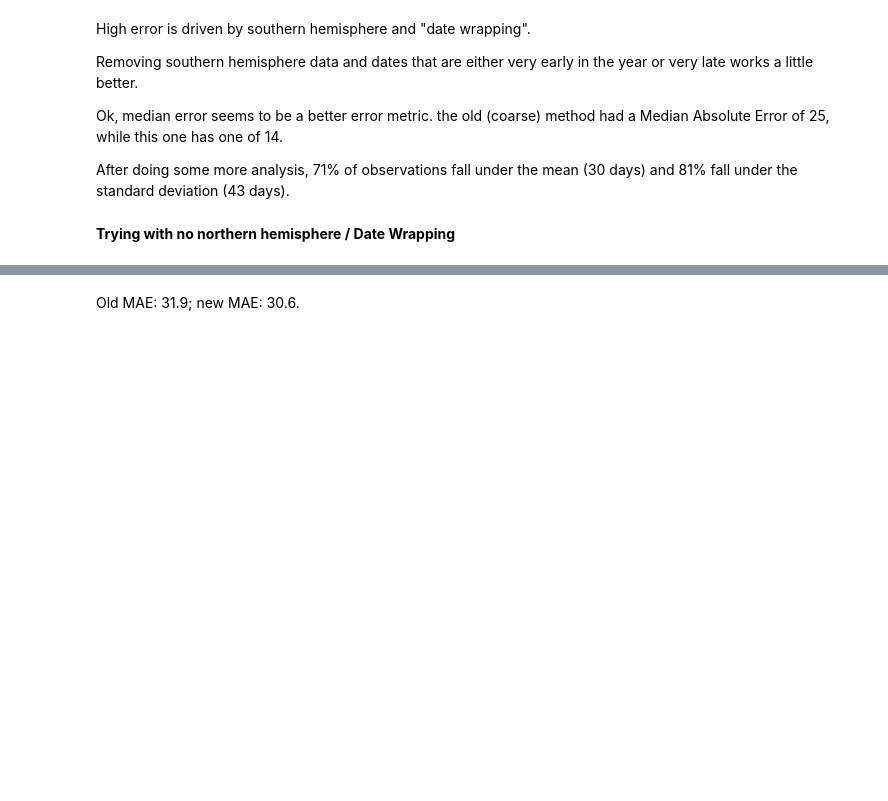
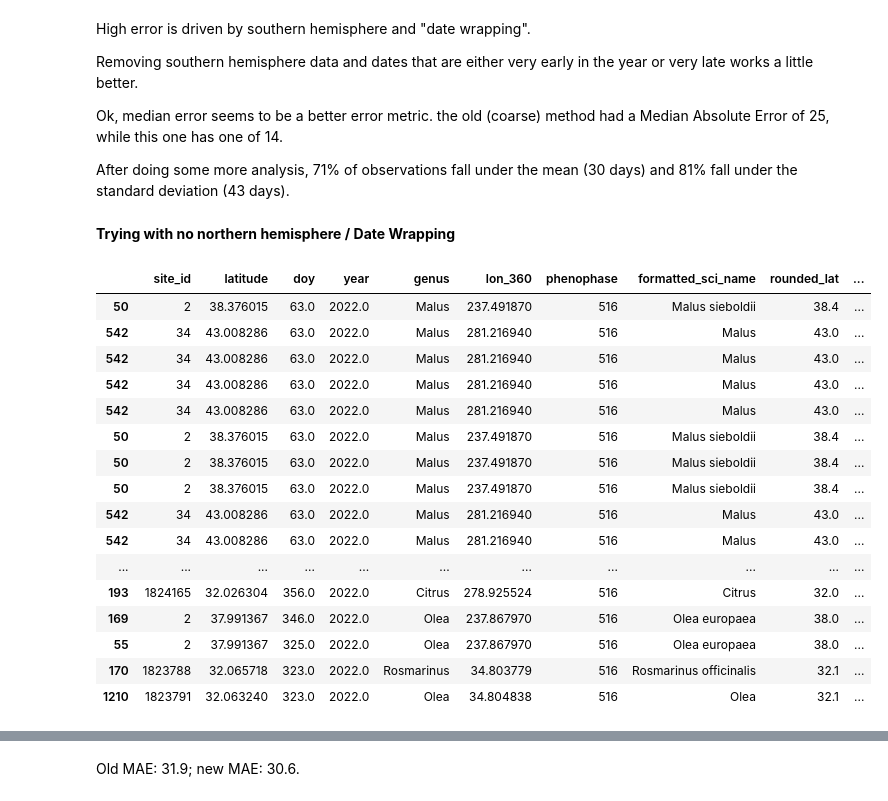
Before and after one commit to falling-fruit/dfg-seasons, a Jupyter notebook: modelling/high_res_training.ipynb, the cells around one changed output, grey strips where cells are left out. Cells and saved outputs as stored; diff of their text form; code cells hidden in the pictures; blank space fills up the shorter version.

```diff
--- a/modelling/high_res_training.ipynb
+++ b/modelling/high_res_training.ipynb
@@ -310,5 +525,23 @@ After doing some more analysis, 71% of observations fall under the mean (30 days
 # %%
 unwrapped_northern_preds = full_predictions.query('latitude > 0 and doy > 60')
 # %%
-unwrapped_northern_preds.sort_values('abs_error', ascending=False)[0:50]
+unwrapped_northern_preds.sort_values('corrected_error', ascending=False)[0:50]
+# %% [output]
+|  | site_id | latitude | doy | year | genus | lon_360 | phenophase | formatted_sci_name | rounded_lat | ... |
+| 50 | 2 | 38.376015 | 63.0 | 2022.0 | Malus | 237.491870 | 516 | Malus sieboldii | 38.4 | ... |
+| 542 | 34 | 43.008286 | 63.0 | 2022.0 | Malus | 281.216940 | 516 | Malus | 43.0 | ... |
+| 542 | 34 | 43.008286 | 63.0 | 2022.0 | Malus | 281.216940 | 516 | Malus | 43.0 | ... |
+| 542 | 34 | 43.008286 | 63.0 | 2022.0 | Malus | 281.216940 | 516 | Malus | 43.0 | ... |
+| 542 | 34 | 43.008286 | 63.0 | 2022.0 | Malus | 281.216940 | 516 | Malus | 43.0 | ... |
+| 50 | 2 | 38.376015 | 63.0 | 2022.0 | Malus | 237.491870 | 516 | Malus sieboldii | 38.4 | ... |
+| 50 | 2 | 38.376015 | 63.0 | 2022.0 | Malus | 237.491870 | 516 | Malus sieboldii | 38.4 | ... |
+| 50 | 2 | 38.376015 | 63.0 | 2022.0 | Malus | 237.491870 | 516 | Malus sieboldii | 38.4 | ... |
+| 542 | 34 | 43.008286 | 63.0 | 2022.0 | Malus | 281.216940 | 516 | Malus | 43.0 | ... |
+| 542 | 34 | 43.008286 | 63.0 | 2022.0 | Malus | 281.216940 | 516 | Malus | 43.0 | ... |
+| ... | ... | ... | ... | ... | ... | ... | ... | ... | ... | ... |
+| 193 | 1824165 | 32.026304 | 356.0 | 2022.0 | Citrus | 278.925524 | 516 | Citrus | 32.0 | ... |
+| 169 | 2 | 37.991367 | 346.0 | 2022.0 | Olea | 237.867970 | 516 | Olea europaea | 38.0 | ... |
+| 55 | 2 | 37.991367 | 325.0 | 2022.0 | Olea | 237.867970 | 516 | Olea europaea | 38.0 | ... |
+| 170 | 1823788 | 32.065718 | 323.0 | 2022.0 | Rosmarinus | 34.803779 | 516 | Rosmarinus officinalis | 32.1 | ... |
+| 1210 | 1823791 | 32.063240 | 323.0 | 2022.0 | Olea | 34.804838 | 516 | Olea | 32.1 | ... |
 # %%
```
Also changed, not shown: parts of 34 cells of this notebook.
